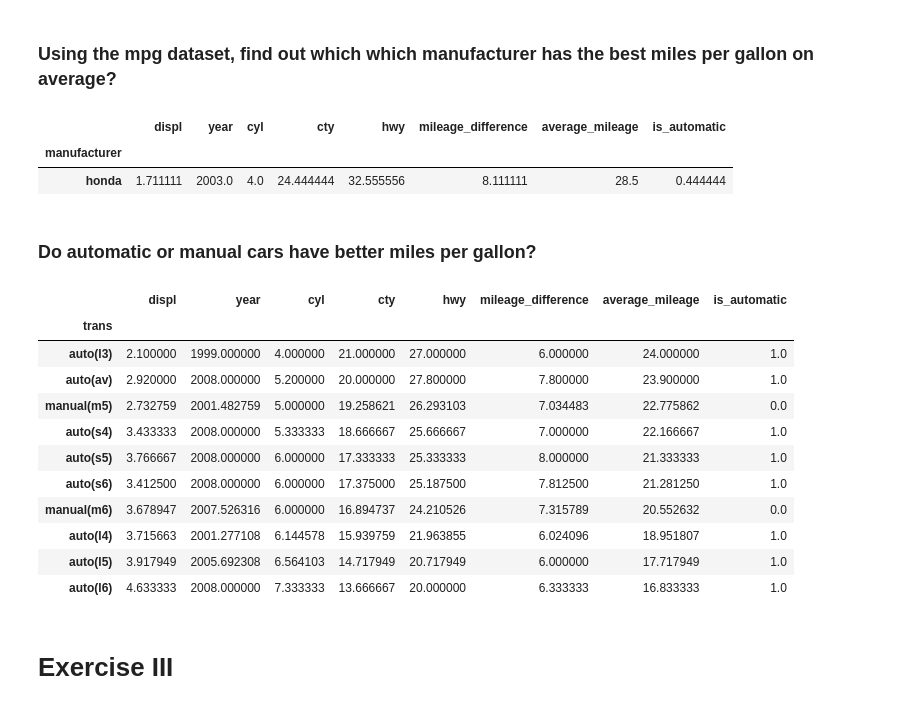
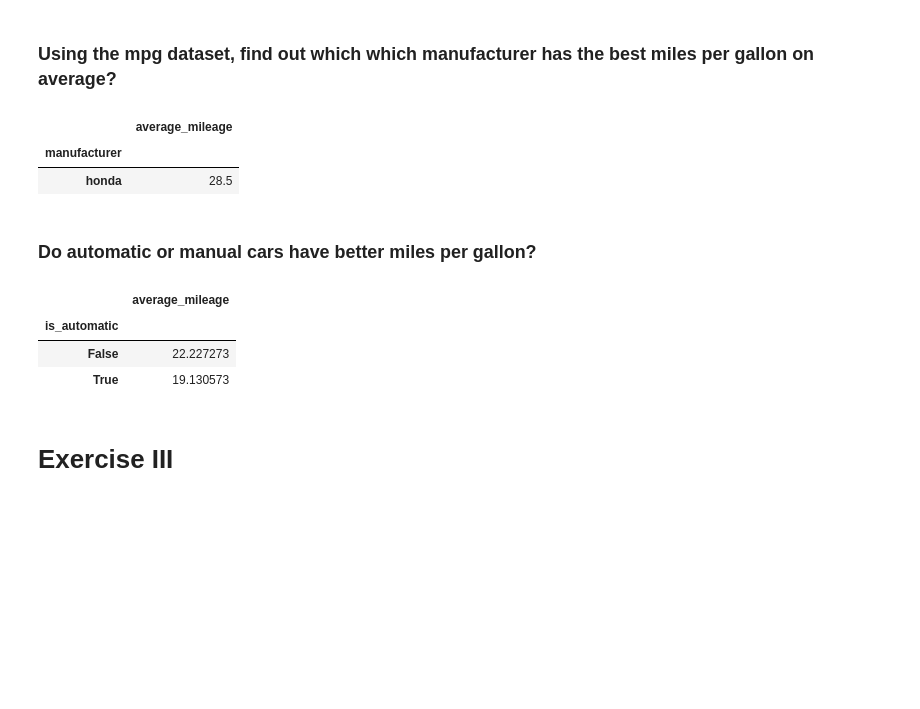
Before and after one commit to rabeka-branham/ds-libraries-exercises, a Jupyter notebook: advanced_dataframes.ipynb, the cells around one changed output. Drawn from its saved outputs; the diff is of its cells as text; code cells hidden in the pictures; blank space fills up the shorter version.

```diff
--- a/advanced_dataframes.ipynb
+++ b/advanced_dataframes.ipynb
@@ -336,28 +329,20 @@ mpg
 # %% [markdown]
 ### Using the mpg dataset, find out which which manufacturer has the best miles per gallon on average?
 # %%
-mpg.groupby('manufacturer').mean('average_mileage').sort_values('average_mileage',ascending=False).head(1)
+mpg[['manufacturer','average_mileage']].groupby('manufacturer').mean('average_mileage').sort_values('average_mileage',ascending=False).head(1)
 # %% [output]
-|  | displ | year | cyl | cty | hwy | mileage_difference | average_mileage | is_automatic |
-| manufacturer |  |  |  |  |  |  |  |  |
-| honda | 1.711111 | 2003.0 | 4.0 | 24.444444 | 32.555556 | 8.111111 | 28.5 | 0.444444 |
+|  | average_mileage |
+| manufacturer |  |
+| honda | 28.5 |
 # %% [markdown]
 ### Do automatic or manual cars have better miles per gallon?
 # %%
-mpg.groupby('trans').mean('average_mileage').sort_values('average_mileage',ascending=False)
+mpg[['is_automatic','average_mileage']].groupby('is_automatic').mean('average_mileage').sort_values('average_mileage',ascending=False)
 # %% [output]
-|  | displ | year | cyl | cty | hwy | mileage_difference | average_mileage | is_automatic |
-| trans |  |  |  |  |  |  |  |  |
-| auto(l3) | 2.100000 | 1999.000000 | 4.000000 | 21.000000 | 27.000000 | 6.000000 | 24.000000 | 1.0 |
-| auto(av) | 2.920000 | 2008.000000 | 5.200000 | 20.000000 | 27.800000 | 7.800000 | 23.900000 | 1.0 |
-| manual(m5) | 2.732759 | 2001.482759 | 5.000000 | 19.258621 | 26.293103 | 7.034483 | 22.775862 | 0.0 |
-| auto(s4) | 3.433333 | 2008.000000 | 5.333333 | 18.666667 | 25.666667 | 7.000000 | 22.166667 | 1.0 |
-| auto(s5) | 3.766667 | 2008.000000 | 6.000000 | 17.333333 | 25.333333 | 8.000000 | 21.333333 | 1.0 |
-| auto(s6) | 3.412500 | 2008.000000 | 6.000000 | 17.375000 | 25.187500 | 7.812500 | 21.281250 | 1.0 |
-| manual(m6) | 3.678947 | 2007.526316 | 6.000000 | 16.894737 | 24.210526 | 7.315789 | 20.552632 | 0.0 |
-| auto(l4) | 3.715663 | 2001.277108 | 6.144578 | 15.939759 | 21.963855 | 6.024096 | 18.951807 | 1.0 |
-| auto(l5) | 3.917949 | 2005.692308 | 6.564103 | 14.717949 | 20.717949 | 6.000000 | 17.717949 | 1.0 |
-| auto(l6) | 4.633333 | 2008.000000 | 7.333333 | 13.666667 | 20.000000 | 6.333333 | 16.833333 | 1.0 |
+|  | average_mileage |
+| is_automatic |  |
+| False | 22.227273 |
+| True | 19.130573 |
 # %% [markdown]
 # Exercise III
 # %% [markdown]
```
Also changed, not shown: parts of 6 cells of this notebook.
